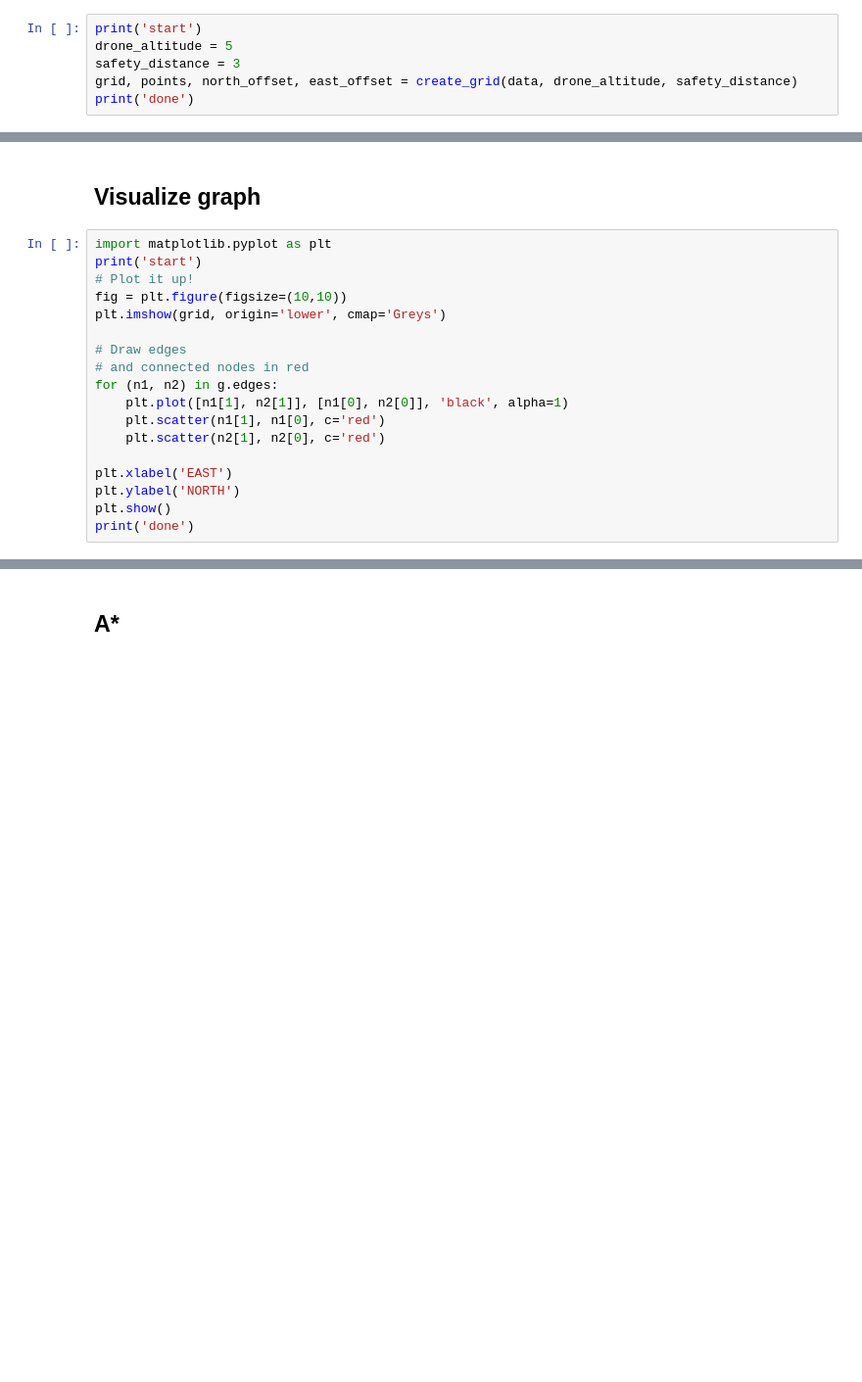
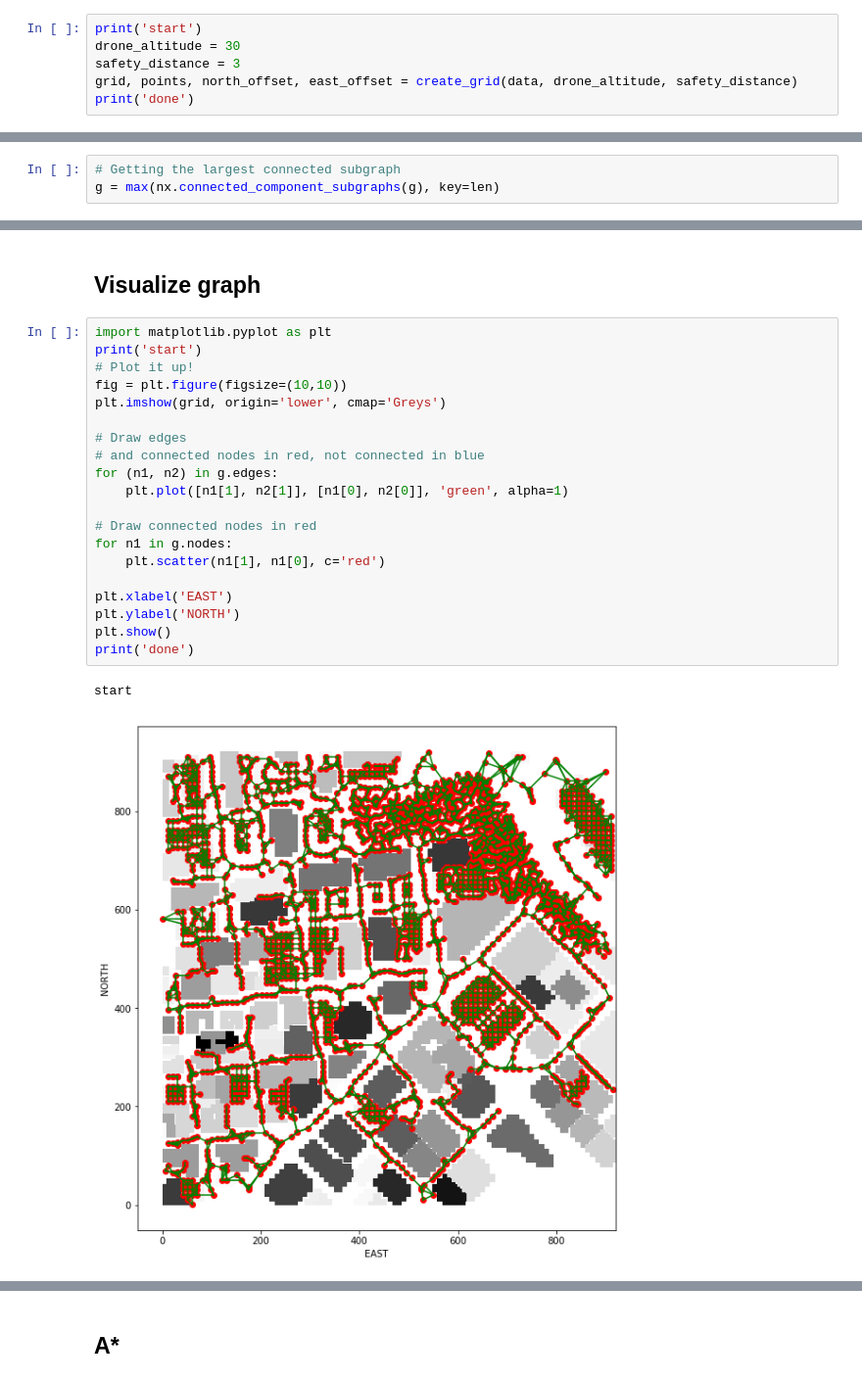
Before and after one commit to edupaz2/FCND-Motion-Planning, a Jupyter notebook: research_voronoi.ipynb, the cells around one changed output, grey strips where cells are left out. Shown: that part at 98% size. Drawn from its saved outputs; the diff is of its cells as text; blank space fills up the shorter version.

```diff
--- a/research_voronoi.ipynb
+++ b/research_voronoi.ipynb
@@ -33,7 +33,7 @@ print(data)
  [ 281.5162    354.4156      4.999351    1.053772    1.053772    4.950246]]
 # %%
 print('start')
-drone_altitude = 5
+drone_altitude = 30
 safety_distance = 3
 grid, points, north_offset, east_offset = create_grid(data, drone_altitude, safety_distance)
 print('done')
@@ -100,3 +107,6 @@ print('Graph took {0} seconds to build'.format(time.time()-t0))
+# %%
+# Getting the largest connected subgraph
+g = max(nx.connected_component_subgraphs(g), key=len)
 # %%
 print('Grid dimensions: ', grid.shape)
 print('Original nodes: ', len(voronoi_graph.vertices))
@@ -142,18 +163,23 @@ print('done')
 # %%
 import matplotlib.pyplot as plt
 print('start')
 # Plot it up!
 fig = plt.figure(figsize=(10,10))
 plt.imshow(grid, origin='lower', cmap='Greys')
 
 # Draw edges
-# and connected nodes in red
+# and connected nodes in red, not connected in blue
 for (n1, n2) in g.edges:
-    plt.plot([n1[1], n2[1]], [n1[0], n2[0]], 'black', alpha=1)
+    plt.plot([n1[1], n2[1]], [n1[0], n2[0]], 'green', alpha=1)
+
+# Draw connected nodes in red
+for n1 in g.nodes:
     plt.scatter(n1[1], n1[0], c='red')
-    plt.scatter(n2[1], n2[0], c='red')
 
 plt.xlabel('EAST')
 plt.ylabel('NORTH')
 plt.show()
 print('done')
+# %% [output]
+start
+[figure, added]
```
Also changed, not shown: parts of 9 cells of this notebook, 9 other files.
